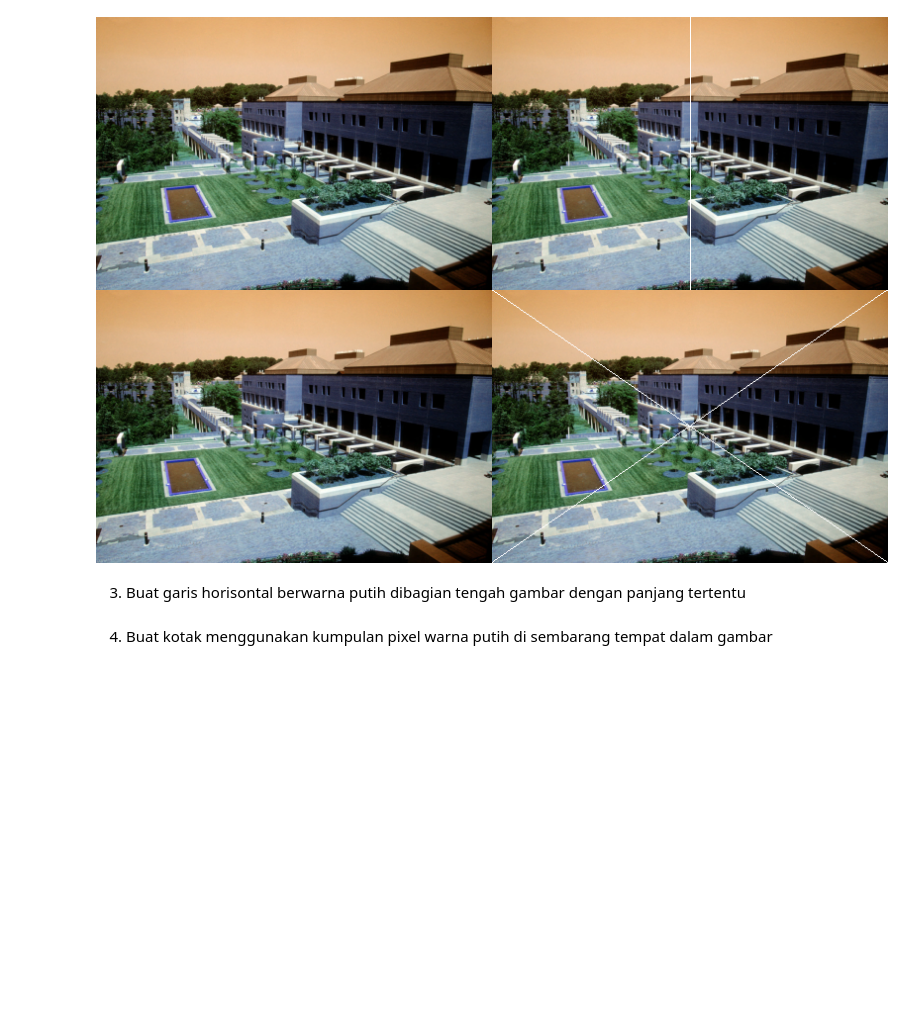
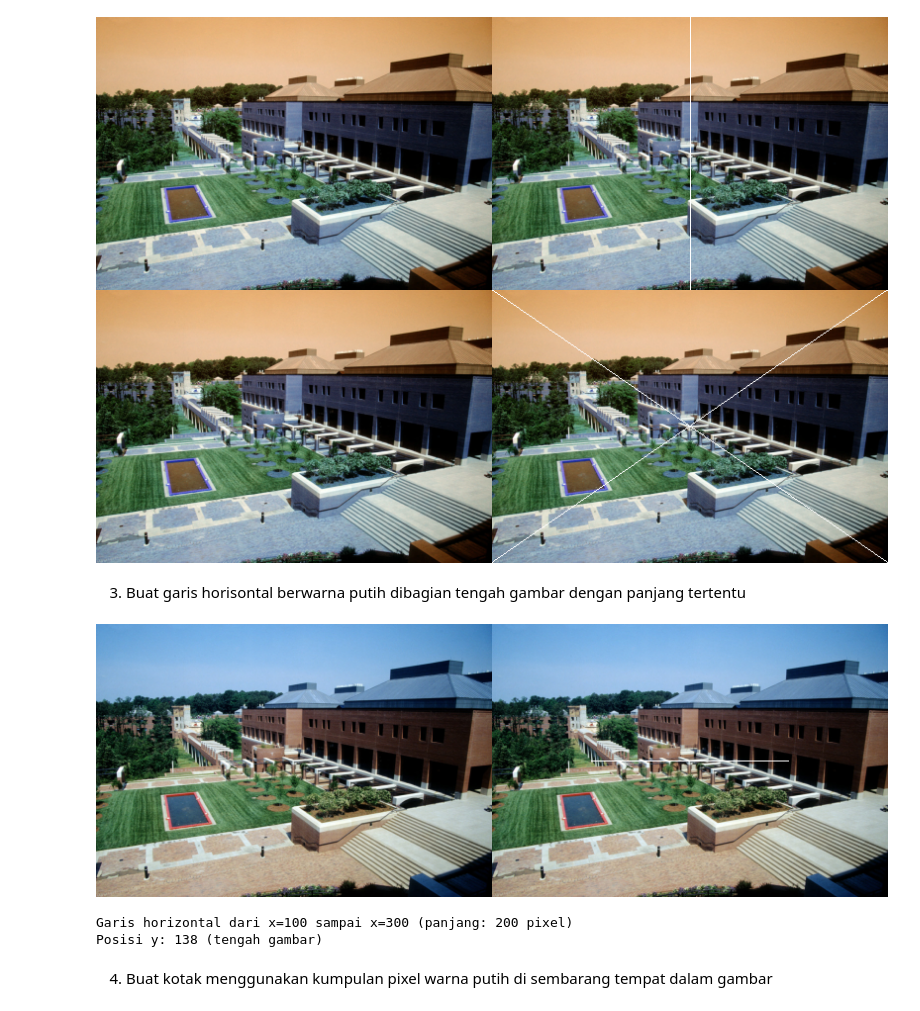
Before and after one commit to NaufalPratomo/PCVK_Ganjil_2025, a Jupyter notebook: Modul1.ipynb, the cells around one changed output. Cells and saved outputs as stored; diff of their text form; code cells hidden in the pictures; blank space fills up the shorter version.

```diff
--- a/Modul1.ipynb
+++ b/Modul1.ipynb
@@ -179,2 +174,26 @@ for y in range(start_x, end_x):
+# %%
+# Salin gambar asli untuk diproses
+image_tugas3 = image_2.copy()
+
+# Tentukan panjang garis (50% dari lebar gambar)
+panjang_garis = int(lebar * 0.5)
+start_x = int((lebar - panjang_garis) / 2)
+end_x = start_x + panjang_garis
+
+# Buat garis horizontal di tengah dengan panjang tertentu
+for x in range(start_x, end_x):
+    image_tugas3[int(tinggi/2), x] = [255, 255, 255]  # Warna putih
+
+# Gabungkan gambar asli dan gambar yang sudah diproses
+final_frame_tugas3 = cv.hconcat([image_2, image_tugas3])
+
+# Tampilkan hasil
+cv2_imshow(final_frame_tugas3)
+print(f"Garis horizontal dari x={start_x} sampai x={end_x} (panjang: {panjang_garis} pixel)")
+print(f"Posisi y: {int(tinggi/2)} (tengah gambar)")
+# %% [output]
+[figure, added]
+Garis horizontal dari x=100 sampai x=300 (panjang: 200 pixel)
+Posisi y: 138 (tengah gambar)
 # %% [markdown]
 4. Buat kotak menggunakan kumpulan pixel warna putih di sembarang tempat dalam gambar
```
Also changed, not shown: parts of 3 cells of this notebook.
